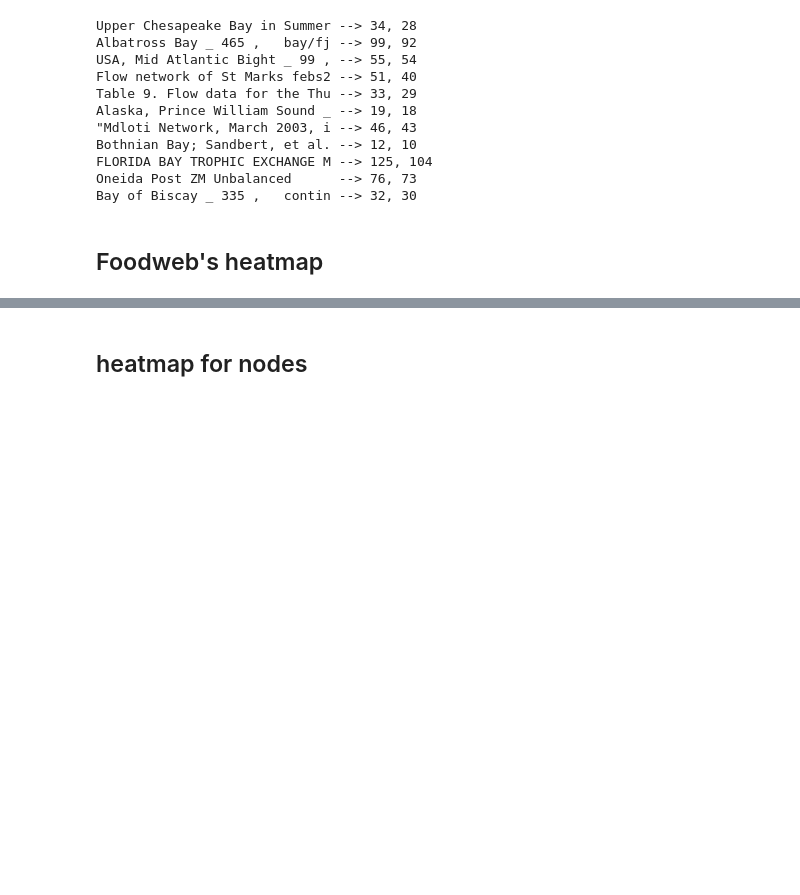
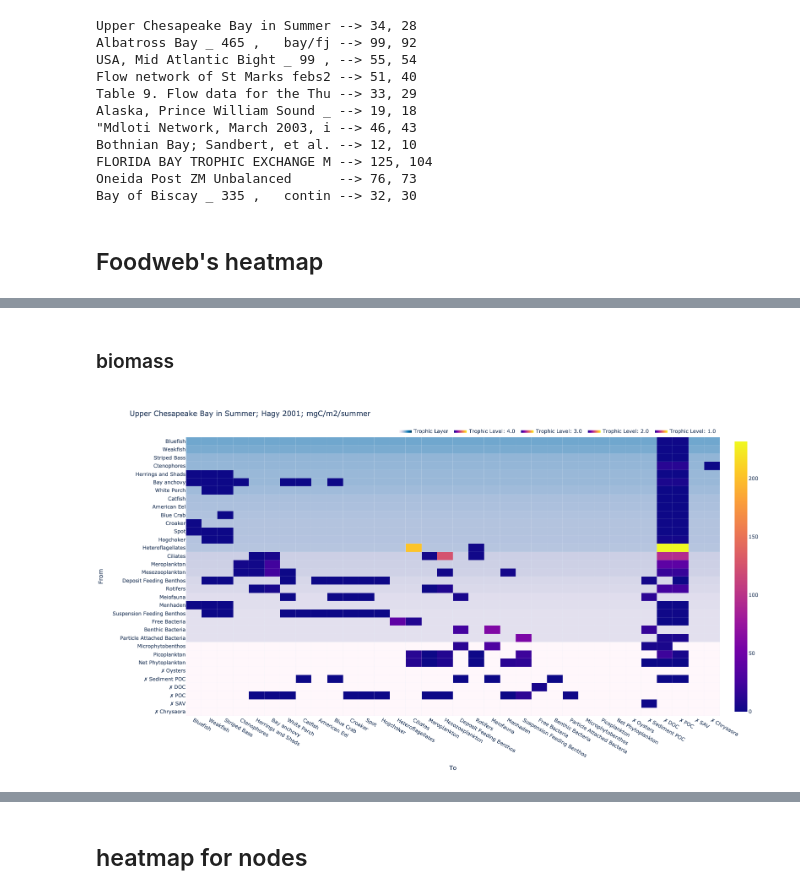
Before and after one commit to ibs-pan/foodwebviz, a Jupyter notebook: 02_heatmaps.ipynb, the cells around one changed output, grey strips where cells are left out. Cells and saved outputs as stored; diff of their text form; code cells hidden in the pictures; blank space fills up the shorter version.

```diff
--- a/02_heatmaps.ipynb
+++ b/02_heatmaps.ipynb
@@ -187,0 +196,6 @@ show_heatmap(food_webs[0], normalization='inputs', show_trophic_layer=True, add_
+# %% [markdown]
+### biomass
+# %%
+show_heatmap(food_webs[0], normalization='biomass', show_trophic_layer=True, add_external_flows=False)
+# %% [output]
+[figure, added]
```
Also changed, not shown: parts of 15 cells of this notebook, 3 other files.
